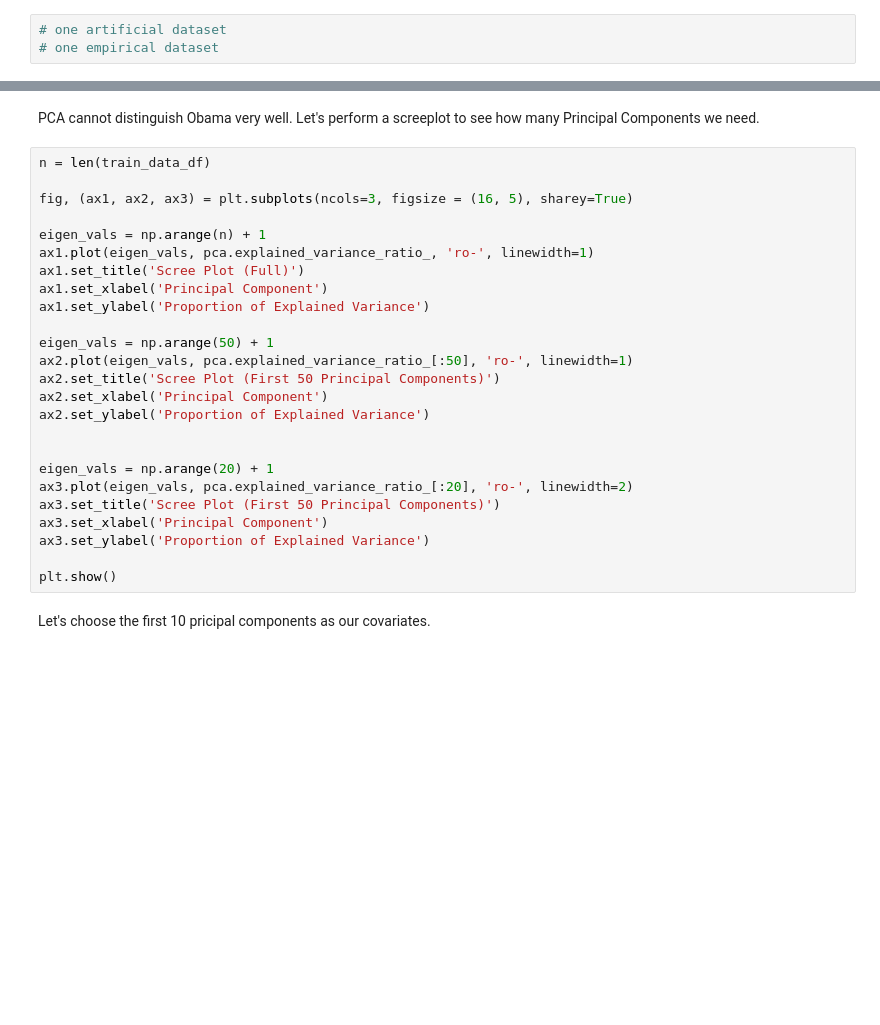
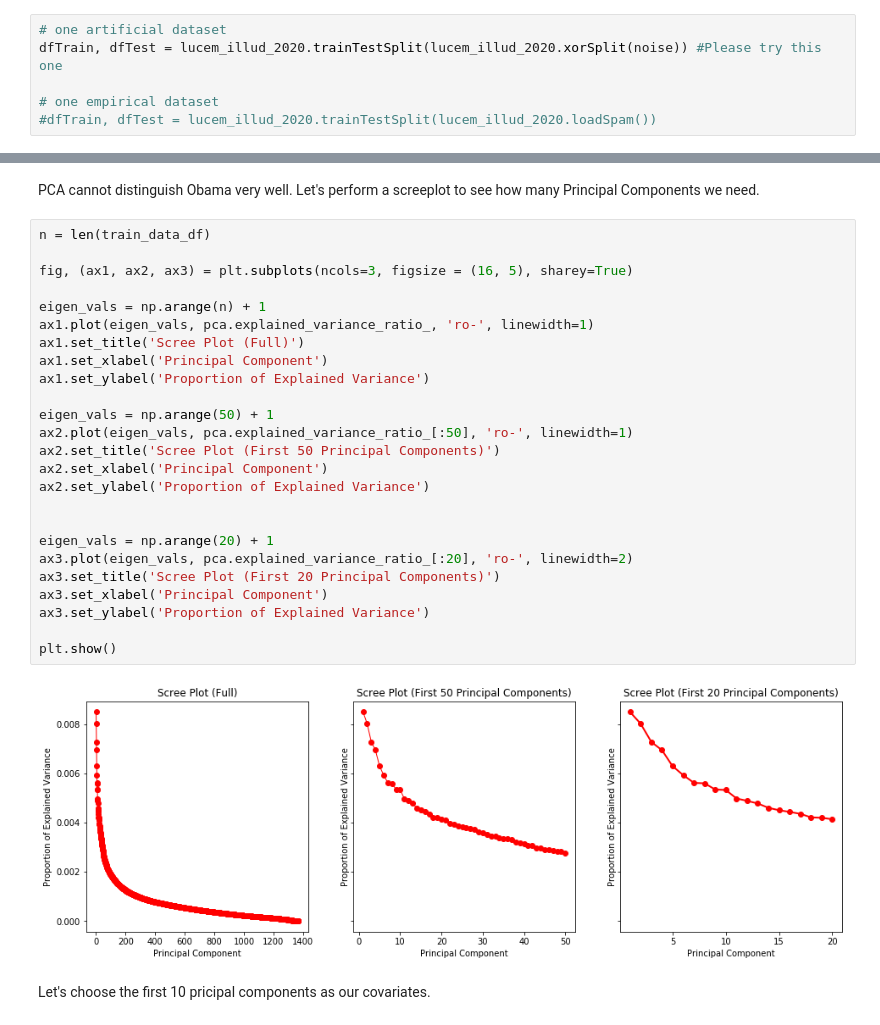
Before and after one commit to rachel-ker/Content-Analysis-2020, a Jupyter notebook: week-3/3-Classification.ipynb, the cells around one changed output, grey strips where cells are left out. Cells and saved outputs as stored; diff of their text form; blank space fills up the shorter version.

```diff
--- a/week-3/3-Classification.ipynb
+++ b/week-3/3-Classification.ipynb
@@ -308,6 +303,9 @@ None of the classifiers worked well for random data. This is because the data is
 ### New Classifier
 # %%
 # one artificial dataset
+dfTrain, dfTest = lucem_illud_2020.trainTestSplit(lucem_illud_2020.xorSplit(noise)) #Please try this one
+
 # one empirical dataset
+#dfTrain, dfTest = lucem_illud_2020.trainTestSplit(lucem_illud_2020.loadSpam())
 # %%
 # one new classifier
@@ -395,28 +478,30 @@ PCA cannot distinguish Obama very well. Let's perform a screeplot to see how man
 # %%
 n = len(train_data_df)
 
 fig, (ax1, ax2, ax3) = plt.subplots(ncols=3, figsize = (16, 5), sharey=True)
 
 eigen_vals = np.arange(n) + 1
 ax1.plot(eigen_vals, pca.explained_variance_ratio_, 'ro-', linewidth=1)
 ax1.set_title('Scree Plot (Full)')
 ax1.set_xlabel('Principal Component')
 ax1.set_ylabel('Proportion of Explained Variance')
 
 eigen_vals = np.arange(50) + 1
 ax2.plot(eigen_vals, pca.explained_variance_ratio_[:50], 'ro-', linewidth=1)
 ax2.set_title('Scree Plot (First 50 Principal Components)')
 ax2.set_xlabel('Principal Component')
 ax2.set_ylabel('Proportion of Explained Variance')
 
 
 eigen_vals = np.arange(20) + 1
 ax3.plot(eigen_vals, pca.explained_variance_ratio_[:20], 'ro-', linewidth=2)
-ax3.set_title('Scree Plot (First 50 Principal Components)')
+ax3.set_title('Scree Plot (First 20 Principal Components)')
 ax3.set_xlabel('Principal Component')
 ax3.set_ylabel('Proportion of Explained Variance')
 
 plt.show()
+# %% [output]
+[figure, added]
 # %% [markdown]
 Let's choose the first 10 pricipal components as our covariates.
 # %%
```
Also changed, not shown: parts of 177 cells of this notebook, 1 other file.
